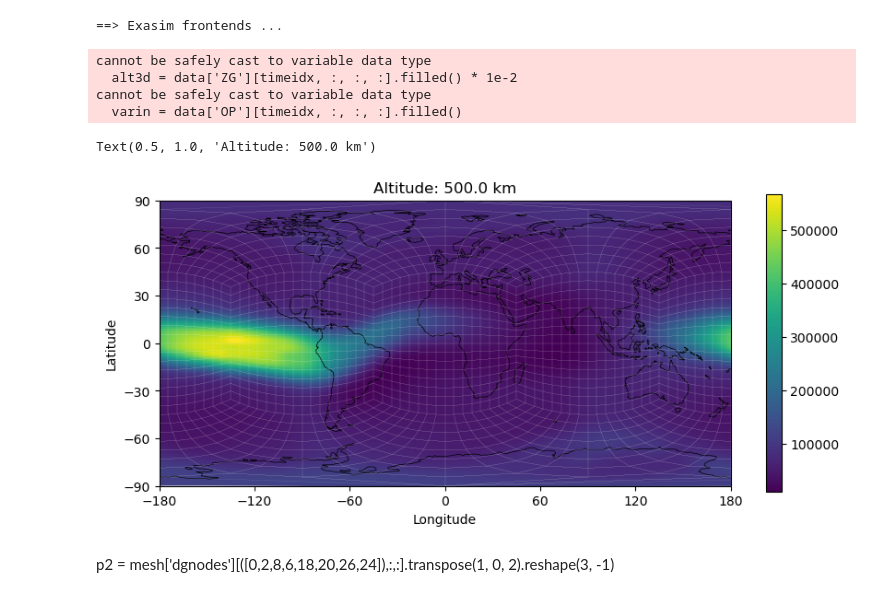
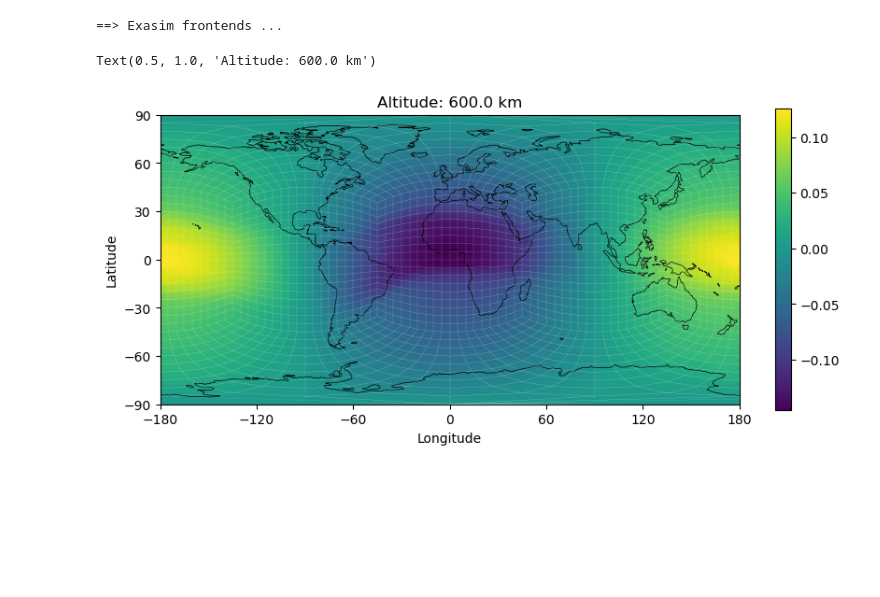
Before and after one commit to jvilaperez/Exasim, a Jupyter notebook: examples/Ionosphere/test3d/test.ipynb, the cells around one changed output. Cells and saved outputs as stored; diff of their text form; code cells hidden in the pictures; blank space fills up the shorter version.

```diff
--- a/examples/Ionosphere/test3d/test.ipynb
+++ b/examples/Ionosphere/test3d/test.ipynb
@@ -48,7 +48,7 @@ pde['matvectol'] = 1e-6; # matrix-vector product tolerance
 dt0 = 60.0  # time step size in seconds
 
 Re = 6378e3
-hL = 100e3; hT = 500e3
+hL = 100e3; hT = 600e3
 
 gam = 5/3
 m = 16*1.67e-27
@@ -57,12 +57,12 @@ e = 1.602e-19
 g0 = 9.81*Re*Re/(Re + hL)**2
 omega = 2*numpy.pi/86400
 T0 = 200.0
-B0 = 7.94e-15/(Re + hL)**3      # mu0*M/(4*pi*r**3), M = 7.94e22 Am^2, mu0 = 4*pi*1e-7
-E0 = 0.0
-
 H0 = kB*T0/(m*g0)
 v0 = numpy.sqrt(gam*kB*T0/m)
 t0 = H0/v0
+B0 = 1e-8
+E0 = B0*v0
+nu0 = 6000
 
 # Nondimensional parameters
 R0 = (Re + hL)/H0
@@ -71,12 +71,12 @@ R1 = (Re + hT)/H0
 Ro = v0/(omega*H0)
 piE = e*E0/(gam*m*g0)
 piB = e*B0*v0/(gam*m*g0)
-piNu = 0.0 # nu0*H0/v0
+piNu = nu0*H0/v0
 piChem = 0.0 # Ch0*H0/v0
 Diff = 0.0 # kappa0/(n0*kB*v0*H0)
 piP = 0.0 # P0*H0/(v0*T0)
 
-pde['physicsparam'] = numpy.array([gam, Ro, piE, piB, piNu, piChem, Diff, piP, R0, R1, H0]);   # unit thermal conductivity
+pde['physicsparam'] = numpy.array([gam, Ro, piE, piB, piNu, piChem, Diff, piP, R0, R1, H0])
                                   #  0,  1,   2,   3,    4,      5,    6,    7,  8,  9, 10
 
 # Time-stepping parameters
@@ -87,7 +87,10 @@ pde['soltime'] = numpy.arange(1,pde['dt'].size+1,1); # steps at which solution a
 pde['visdt'] = 1.0; # visualization timestep size
 
 # Mesh generation
-mesh['p'], mesh['t'], mesh['dgnodes'] = Mesh.cubesphere(pde['porder'],R0,R1,16,10)
+# mesh['p'], mesh['t'], mesh['dgnodes'] = Mesh.cubesphere(pde['porder'],R0,R1,16,10)
+hDiv = 18 #horizontal divisions
+nDiv = 1 # number of grid elements per scale height
+mesh['p'], mesh['t'], mesh['dgnodes'] = Mesh.cubesphere_scaleheight(pde['porder'], hDiv, nDiv, hL, hT, H0)
 mesh['boundaryexpr'] = [
     lambda p: abs(p[0,:]**2 + p[1,:]**2 + p[2,:]**2 - R0**2) < 1e-6,
     lambda p: abs(p[0,:]**2 + p[1,:]**2 + p[2,:]**2 - R1**2) < 1e-6]
@@ -99,31 +102,3 @@ x1 = mesh['dgnodes'][:,0,:]; x2 = mesh['dgnodes'][:,1,:]; x3 = mesh['dgnodes'][:
 r = numpy.sqrt(x1**2 + x2**2 + x3**2)
 Bx = 3*x1*x3/r**2; By = 3*x2*x3/r**2; Bz = (3*x3**2 - r**2)/r**2
 Bx = Bx*(R0/r)**3; By = By*(R0/r)**3; Bz = Bz*(R0/r)**3
-
-mesh['vdg'] = numpy.zeros((npe,6,ne))
-mesh['vdg'][:,0,:] = Bx
-mesh['vdg'][:,1,:] = By
-mesh['vdg'][:,2,:] = Bz
-mesh['vdg'][:,3,:] = 0.0    # Ex
-mesh['vdg'][:,4,:] = 0.0    # Ey
-mesh['vdg'][:,5,:] = 0.0    # Ez
-# %%
-xpe,telem = Preprocessing.masternodes(pde['porder'],pde['nd'],pde['elemtype'])[0:2];
-cgnodes, cgelcon, cgcells, celltype = Postprocessing.createcggrid(mesh['dgnodes'],telem)[0:4];
-
-npe, nd, ne = mesh['dgnodes'].shape
-npcg = cgnodes.shape[0]
-
-xcg = cgnodes[:,0]; ycg = cgnodes[:,1]; zcg = cgnodes[:,2]
-rcg = numpy.sqrt(xcg**2 + ycg**2 + zcg**2)
-latcg = numpy.rad2deg(numpy.arcsin(zcg/rcg))
-loncg = numpy.rad2deg(numpy.arctan2(ycg,xcg))
-
-vardg = numpy.zeros((npe,1,ne))
-for i in range(ne):
-    vardg[:, :, i] = varout[cgelcon[:, i], 0][:, None]
-# %% [output]
-cannot be safely cast to variable data type
-  alt3d = data['ZG'][timeidx, :, :, :].filled() * 1e-2
-cannot be safely cast to variable data type
-  varin = data['OP'][timeidx, :, :, :].filled()
@@ -130,10 +159,8 @@ cannot be safely cast to variable data type
 # %%
 ilev = -1
-xcg2d, ucg2d, altitude, xgrid = PlotUtilities.getslice(mesh['dgnodes'],vardg[:,0,:],pde,ilev)
+xcg2d, ucg2d, altitude, xgrid = PlotUtilities.getslice(mesh['dgnodes'],mesh['vdg'][:,7,:],pde,ilev)
 fig, ax = PlotUtilities.plotslice(xcg2d,ucg2d, xgrid, coastlines=True, coastcolor='k', coastlw=0.5, color='w', lw=0.05)
 ax.set_title(f'Altitude: {(altitude*H0 - Re)/1000:.1f} km')
 # %% [output]
-Text(0.5, 1.0, 'Altitude: 500.0 km')
+Text(0.5, 1.0, 'Altitude: 600.0 km')
-[figure, old version]
+[figure, new version]
-# %% [markdown]
-p2 = mesh['dgnodes'][([0,2,8,6,18,20,26,24]),:,:].transpose(1, 0, 2).reshape(3, -1)
```
Also changed, not shown: parts of 2 cells of this notebook, 4 other files.
